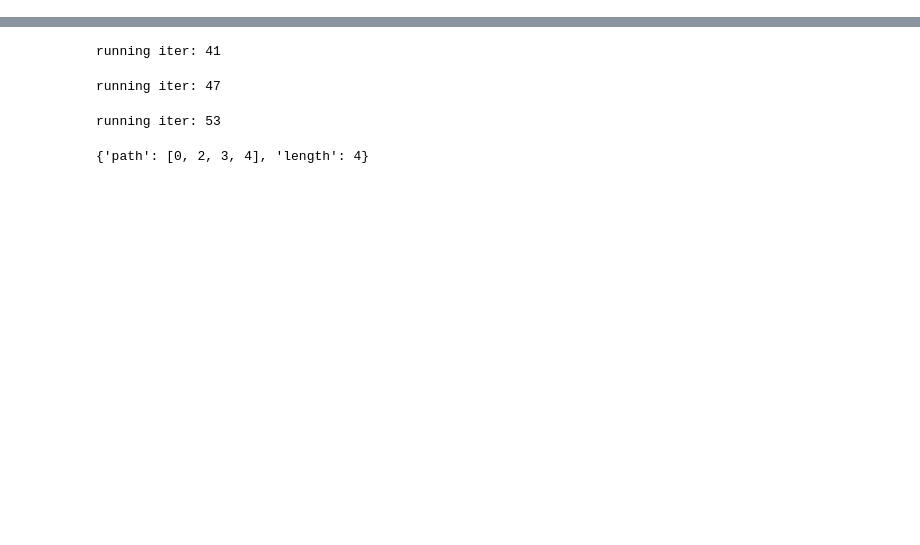
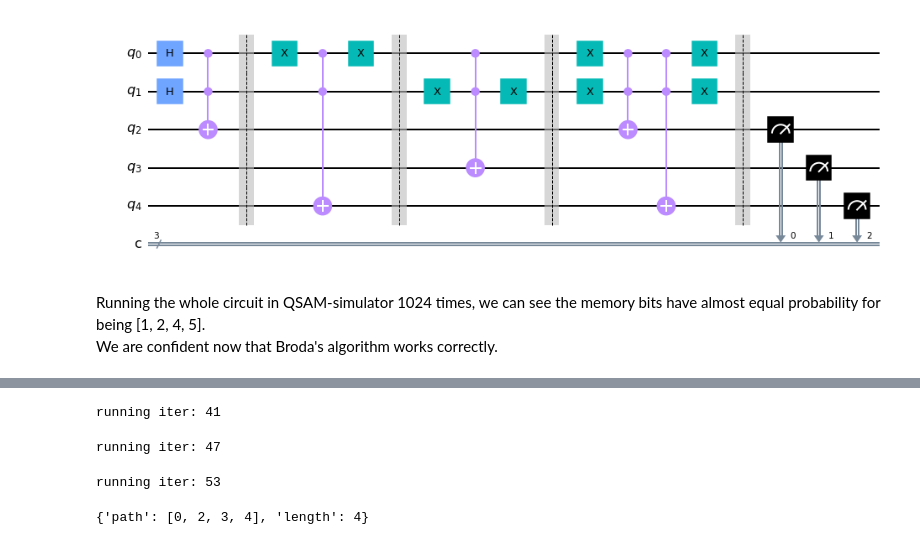
Before and after one commit to CodyNing/QuantumShortestPath, a Jupyter notebook: main.ipynb, the cells around one changed output, grey strips where cells are left out. Cells and saved outputs as stored; diff of their text form; code cells hidden in the pictures; blank space fills up the shorter version.

```diff
--- a/main.ipynb
+++ b/main.ipynb
@@ -6,0 +126,13 @@ from tqdm import tqdm
+# %%
+m = int(np.ceil(np.log2(len(nums))))
+
+qc = QuantumCircuit(5, 3)
+qc.h([0, 1])
+qc = qc.compose(qram, [0, 1, 2, 3, 4])
+qc.measure(qc.qubits[2:5], qc.clbits[:])
+qc.draw('mpl')
+# %% [output]
+[figure, added]
+# %% [markdown]
+Running the whole circuit in QSAM-simulator 1024 times, we can see the memory bits have almost equal probability for being [1, 2, 4, 5].\
+We are confident now that Broda's algorithm works correctly.
```
Also changed, not shown: parts of 43 cells of this notebook, 1 other file.
